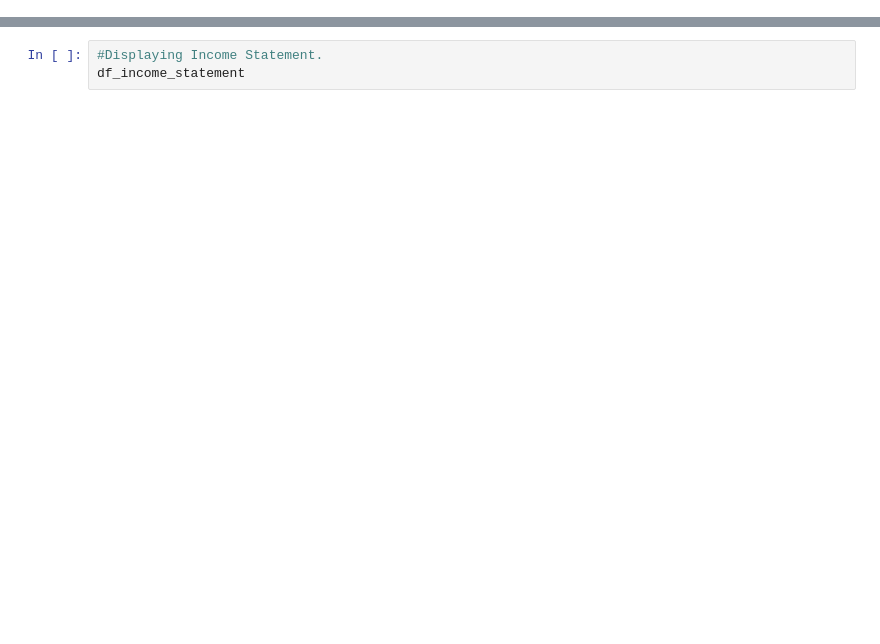
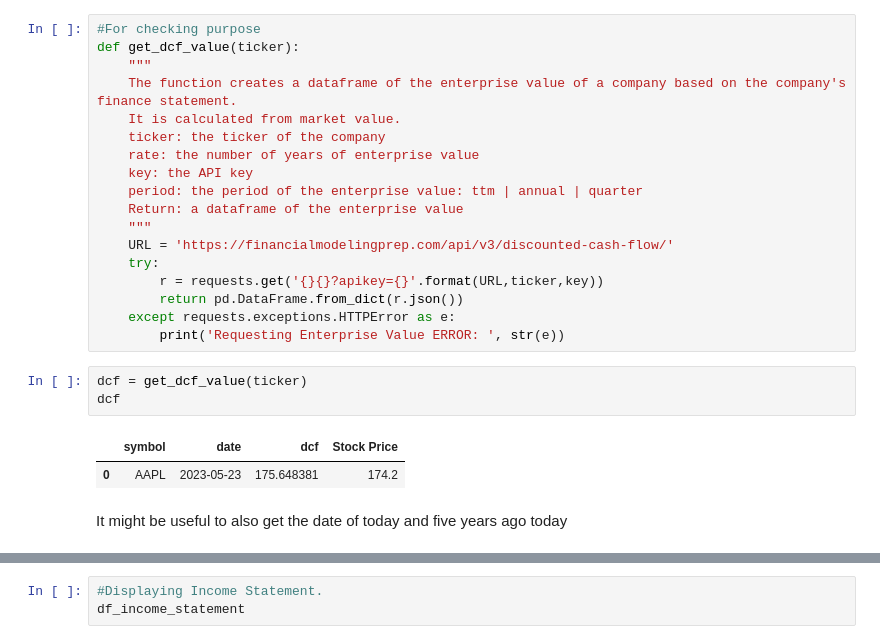
Before and after one commit to mikecai020418/Equity-PriceAnalysis, a Jupyter notebook: project.ipynb, the cells around one changed output, grey strips where cells are left out. Drawn from its saved outputs; the diff is of its cells as text; blank space fills up the shorter version.

```diff
--- a/project.ipynb
+++ b/project.ipynb
@@ -237,3 +261,29 @@ def get_enterprise_value(ticker, rate, key, period):
         return pd.DataFrame.from_dict(r.json())
     except requests.exceptions.HTTPError as e:
         print('Requesting Enterprise Value ERROR: ', str(e))
+# %%
+#For checking purpose
+def get_dcf_value(ticker):
+    """
+    The function creates a dataframe of the enterprise value of a company based on the company's finance statement.
+    It is calculated from market value.
+    ticker: the ticker of the company
+    rate: the number of years of enterprise value
+    key: the API key
+    period: the period of the enterprise value: ttm | annual | quarter
+    Return: a dataframe of the enterprise value
+    """
+    URL = 'https://financialmodelingprep.com/api/v3/discounted-cash-flow/'
+    try:
+        r = requests.get('{}{}?apikey={}'.format(URL,ticker,key))
+        return pd.DataFrame.from_dict(r.json())
+    except requests.exceptions.HTTPError as e:
+        print('Requesting Enterprise Value ERROR: ', str(e))
+# %%
+dcf = get_dcf_value(ticker)
+dcf
+# %% [output]
+|  | symbol | date | dcf | Stock Price |
+| 0 | AAPL | 2023-05-23 | 175.648381 | 174.2 |
+# %% [markdown]
+It might be useful to also get the date of today and five years ago today
```
Also changed, not shown: parts of 26 cells of this notebook.
